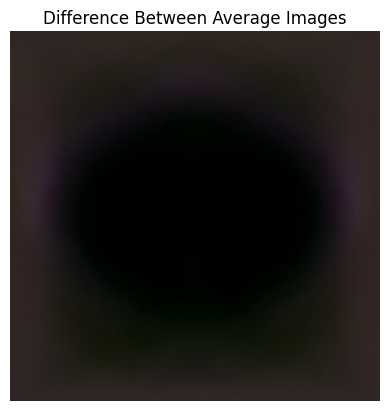
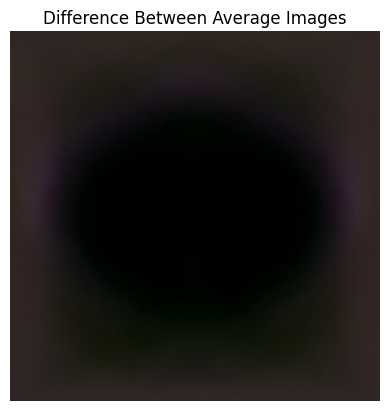
Code edit (unified diff) that turned the first committed figure into the second:
--- before
+++ after
@@ -4,3 +4,4 @@
 plt.title("Difference Between Average Images")
 plt.axis("off")
+plt.savefig("../outputs/plots/difference.png")
 plt.show()

Commit: Adjustments to save plots